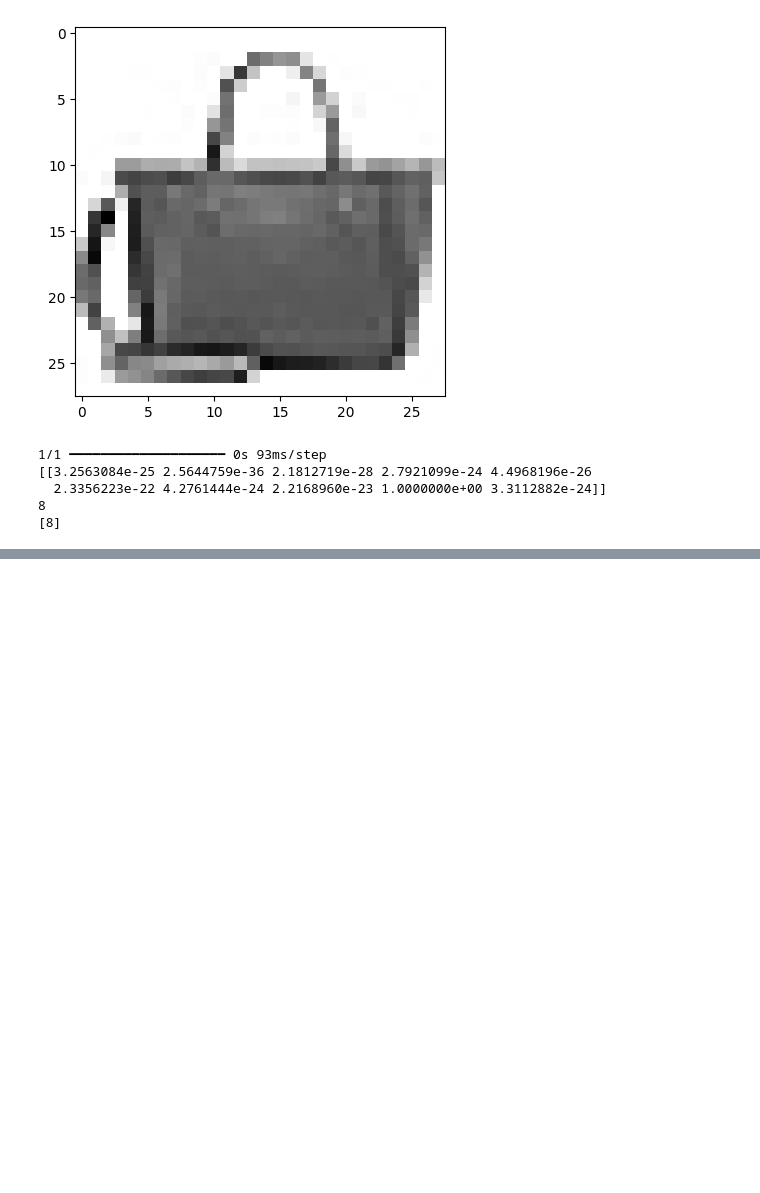
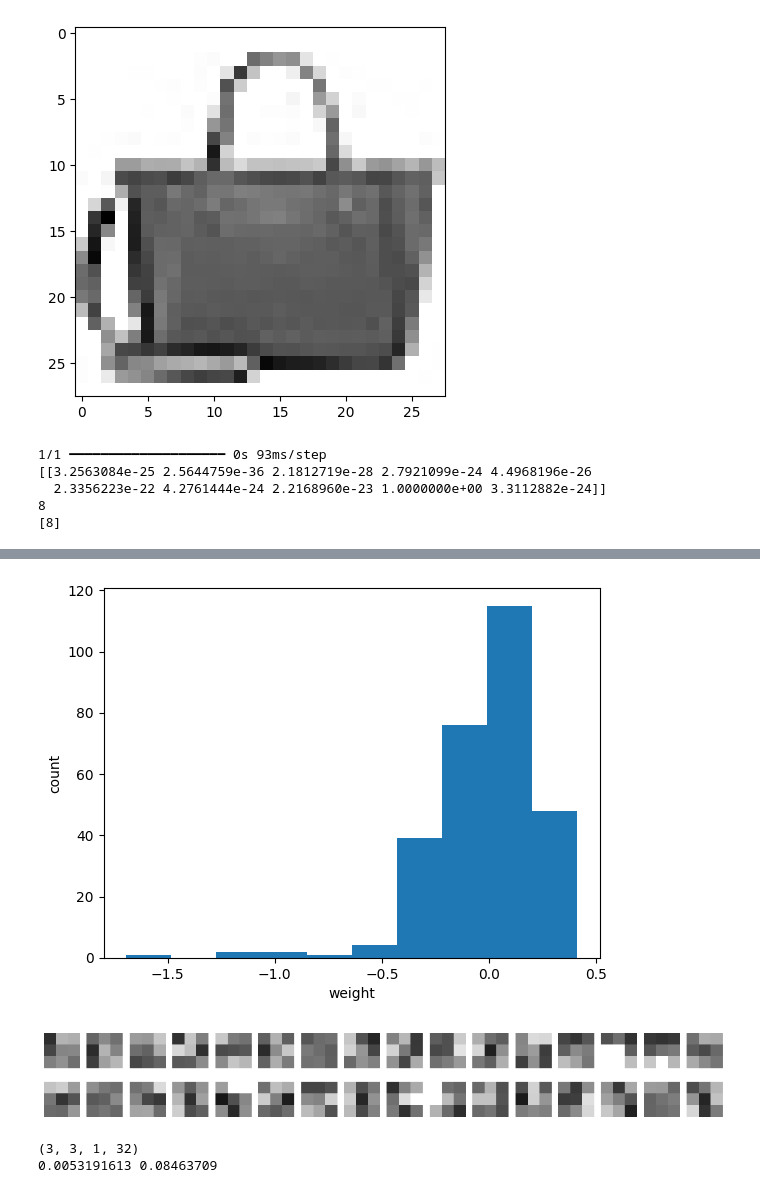
Before and after one commit to qwer1234566666/kuBig2025, a Jupyter notebook: ml_dl_python/a22_convolustion.ipynb, the cells around one changed output, grey strips where cells are left out. Cells and saved outputs as stored; diff of their text form; code cells hidden in the pictures; blank space fills up the shorter version.

```diff
--- a/ml_dl_python/a22_convolustion.ipynb
+++ b/ml_dl_python/a22_convolustion.ipynb
@@ -124,0 +136,6 @@ print(val_target[0:1])
+# %%
+conv = model.layers[0]
+print(conv.weights[0].shape, conv.weights[1].shape)
+
+conv = model.layers[0]
+print(conv.weights[0].shape, conv.weights[1].shape)
@@ -124,0 +145,4 @@ print(val_target[0:1])
+# %%
+conv_weights = conv.weights[0].numpy()
+print(conv_weights.mean(), conv_weights.std())
+print(conv_weights[:,:,:5])
@@ -124,0 +167,17 @@ print(val_target[0:1])
+# %%
+import matplotlib.pyplot as plt
+plt.hist(conv_weights.reshape(-1, 1))
+plt.xlabel('weight')
+plt.ylabel('count')
+plt.show()
+# %% [output]
+[figure, added]
+# %%
+fig, axs = plt.subplots(2, 16, figsize=(15, 2))
+for i in range(2):
+  for j in range(16):
+    axs[i, j].imshow(conv_weights[:,:,0,i*16+j], cmap='gray_r', vmin=-0.5, vmax=0.5)
+    axs[i, j].axis('off')
+plt.show()
+# %% [output]
+[figure, added]
@@ -124,0 +187,8 @@ print(val_target[0:1])
+# %%
+no_training_conv = no_training_model.layers[0]
+print(no_training_conv.weights[0].shape)
+no_training_conv_weights = no_training_conv.weights[0].numpy()
+print(no_training_conv_weights.mean(), no_training_conv_weights.std())
+# %% [output]
+(3, 3, 1, 32)
+0.0053191613 0.08463709
```
Also changed, not shown: parts of 15 cells of this notebook, 1 other file.
